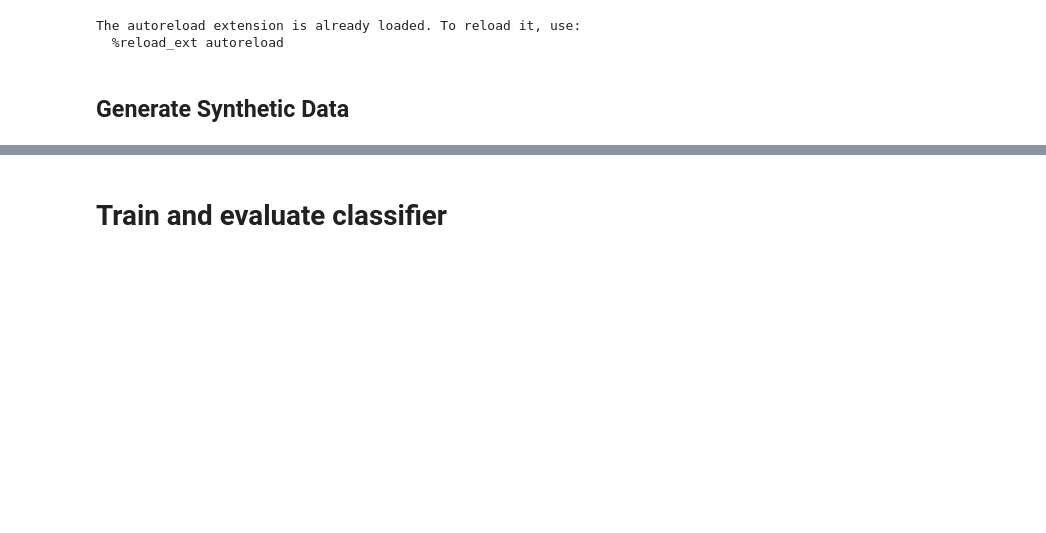
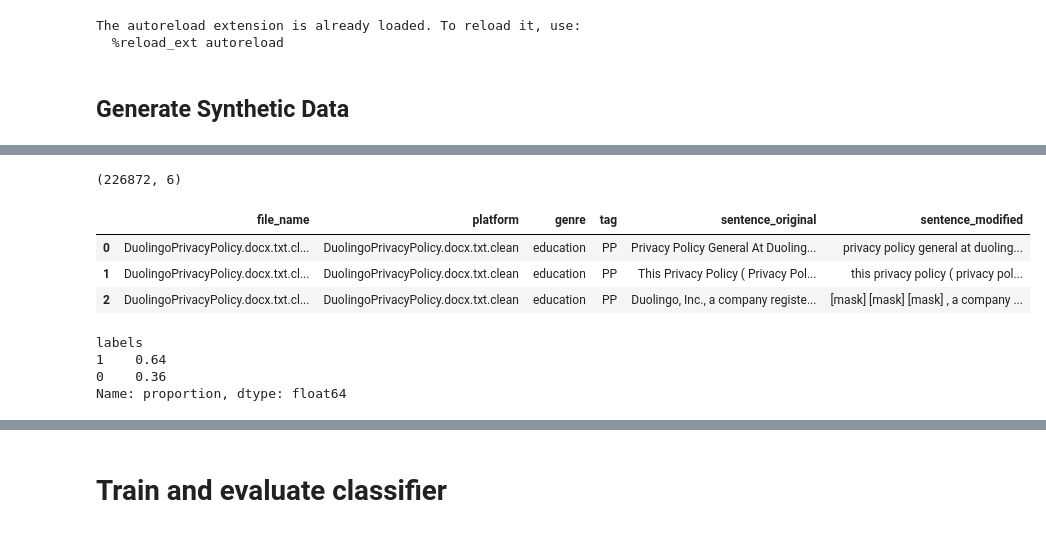
Before and after one commit to kasparvonbeelen/contracts, a Jupyter notebook: generate_synthetic_data.ipynb, the cells around one changed output, grey strips where cells are left out. Saved outputs shown, nothing was run; the diff lists cells and outputs as text; code cells hidden in the pictures; blank space fills up the shorter version.

```diff
--- a/generate_synthetic_data.ipynb
+++ b/generate_synthetic_data.ipynb
@@ -99,0 +30,31 @@ pd.concat([df_postive, df_negative], axis=0, ignore_index=True).to_csv(f'annotat
+# %%
+
+processed_data_dir = Path('processed_data/multigenre')
+metadata = pd.read_csv(processed_data_dir / 'metadata.tsv',sep='\t')
+metadata.shape
+# %% [output]
+(226872, 6)
+# %%
+metadata.head(3)
+# %% [output]
+|  | file_name | platform | genre | tag | sentence_original | sentence_modified |
+| 0 | DuolingoPrivacyPolicy.docx.txt.cl... | DuolingoPrivacyPolicy.docx.txt.clean | education | PP | Privacy Policy General At Duoling... | privacy policy general at duoling... |
+| 1 | DuolingoPrivacyPolicy.docx.txt.cl... | DuolingoPrivacyPolicy.docx.txt.clean | education | PP | This Privacy Policy ( Privacy Pol... | this privacy policy ( privacy pol... |
+| 2 | DuolingoPrivacyPolicy.docx.txt.cl... | DuolingoPrivacyPolicy.docx.txt.clean | education | PP | Duolingo, Inc., a company registe... | [mask] [mask] [mask] , a company ... |
+# %%
+clause_type = 'class waiver' #'arbitration' | 'opt-out' | 'class waiver'
+annotator = '_TS'
+# annotations_df = pd.read_excel(f'annotations/manual/{clause_type}_annotations_gpt4{annotator}.xlsx',
+#                                sheet_name=f'{clause_type}_annotations_gpt4', index_col=0)
+
+annotations_df = pd.read_csv(f'annotations/manual/{clause_type}_annotations_gpt4{annotator}.csv', index_col=0)
+
+annotations_df = annotations_df[~annotations_df.labels.isnull()]
+annotations_df.labels = annotations_df.labels.astype(int)
+annotations_df.replace({'labels': {2: 1}}, inplace=True)
+annotations_df.labels.value_counts(normalize=True)
+# %% [output]
+labels
+1    0.64
+0    0.36
+Name: proportion, dtype: float64
```
Also changed, not shown: parts of 53 cells of this notebook, 2 other files.
